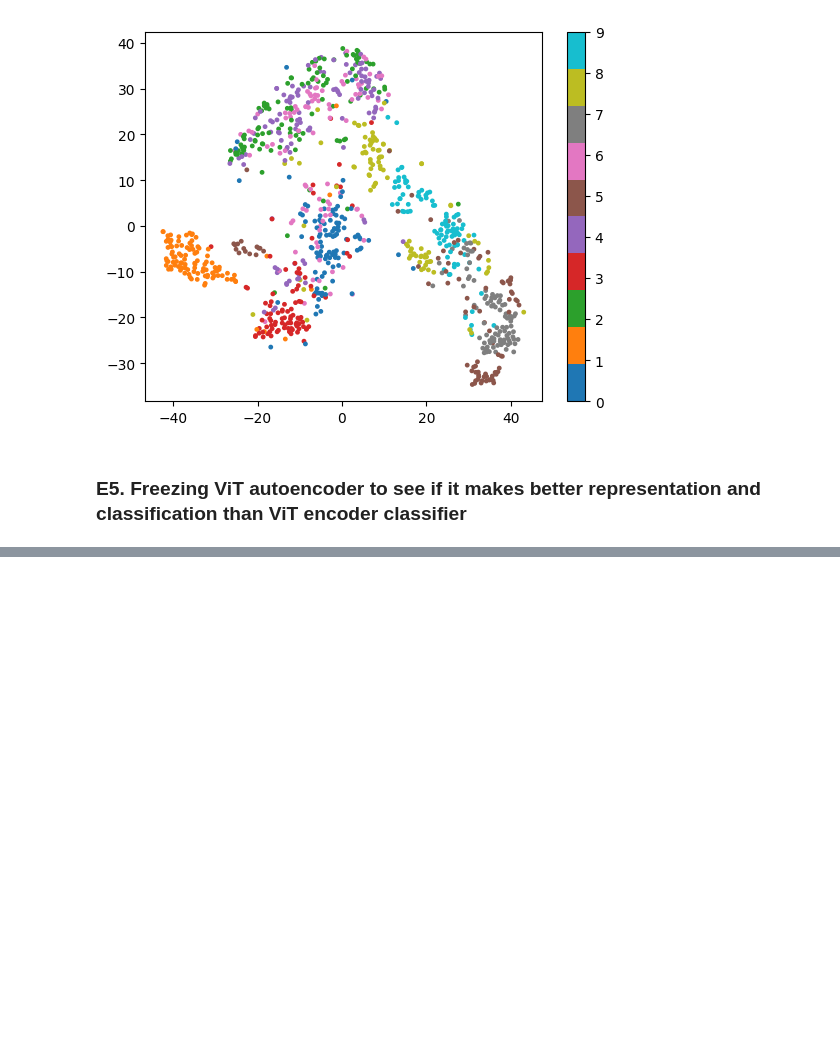
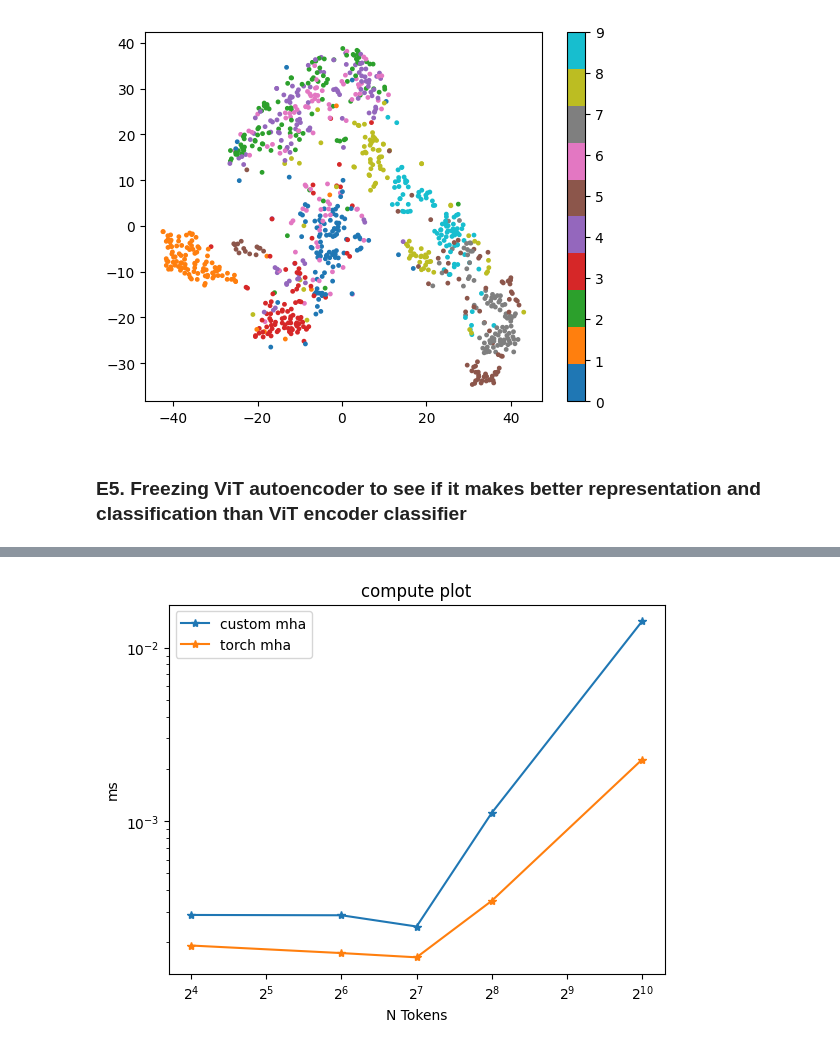
Before and after one commit to h-OUS-e/GlimpseJEPA, a Jupyter notebook: learning_transformers.ipynb, the cells around one changed output, grey strips where cells are left out. Drawn from its saved outputs; the diff is of its cells as text; code cells hidden in the pictures; blank space fills up the shorter version.

```diff
--- a/learning_transformers.ipynb
+++ b/learning_transformers.ipynb
@@ -845,0 +898,95 @@ plt.colorbar()
+# %%
+mem_dict = {}
+mem_dict_torch = {}
+compute_time_dict = {}
+compute_time_dict_torch = {}
+N = [16, 64, 128, 256, 1024]
+seq_len = 8
+n_heads = 8
+iterations = 20
+import time
+import numpy as np
+
+def measure_fn(fn):
+    # Reset memory
+    torch.cuda.empty_cache()
+    torch.cuda.reset_peak_memory_stats()
+    current_mem = torch.cuda.max_memory_allocated()
+
+    # Start timer
+    torch.cuda.synchronize()
+    t0 = time.perf_counter()
+
+    # Run attn
+    fn()
+
+    # Measure computation time
+    torch.cuda.synchronize()
+    elapsed = time.perf_counter() - t0
+
+    # Measure memory
+    with torch.no_grad():
+        mem_stat = torch.cuda.max_memory_allocated()
+    mem = (mem_stat - current_mem) / 1e6
+
+    return elapsed, mem
+
+# Reset memory
+torch.cuda.empty_cache()
+torch.cuda.reset_peak_memory_stats()
+
+for n in N:
+    mha = MultiheadAttention(128, n_heads).to(device)
+    mha_torch = nn.MultiheadAttention(128, n_heads, batch_first=True, bias=False).to(device)
+    mem_list = []
+    compute_time_list = []
+    mem_list_torch = []
+    compute_time_list_torch = []
+
+    # quick warmup
+    for i in range (2):
+        x = torch.randn((16, n, 128)).to(device)
+        _ = measure_fn(lambda: mha(x))
+        _ = measure_fn(lambda: mha_torch(x,x,x, need_weights=False))
+
+    for i in range(iterations):
+        x = torch.randn((16, n, 128)).to(device)
+
+        # Measure custom mha
+        elapsed, mem = measure_fn(lambda: mha(x))
+        compute_time_list.append(elapsed)
+        mem_list.append(mem)
+
+        # Measure Torch mha
+        elapsed, mem = measure_fn(lambda: mha_torch(x,x,x, need_weights=False))
+        compute_time_list_torch.append(elapsed)
+        mem_list_torch.append(mem)
+
+        # Save list result to dict
+        mem_dict[str(n)] = np.mean(mem_list)
+        compute_time_dict[str(n)] = np.mean(compute_time_list)
+        mem_dict_torch[str(n)] = np.mean(mem_list_torch)
+        compute_time_dict_torch[str(n)] = np.mean(compute_time_list_torch)
+
+
+# plot
+plt.figure()
+plt.plot(N,compute_time_dict.values(), marker="*", label="custom mha")
+plt.plot(N,compute_time_dict_torch.values(), marker="*", label="torch mha")
+plt.ylabel("ms")
+plt.xlabel("N Tokens")
+plt.yscale("log")
+plt.title("compute plot")
+plt.xscale("log", base=2)
+plt.legend()
+
+plt.figure()
+plt.plot(N,mem_dict.values(), marker="*", label="custom mha")
+plt.plot(N,mem_dict_torch.values(), marker="*", label="torch mha")
+plt.ylabel("mem (mb)")
+plt.xlabel("N Tokens")
+plt.title("memory plot")
+plt.yscale("log")
+plt.xscale("log", base=2)
+plt.legend()
+# %% [output]
@@ -845,0 +994 @@ plt.colorbar()
+[figure, added]
```
Also changed, not shown: parts of 42 cells of this notebook, 9 other files.
